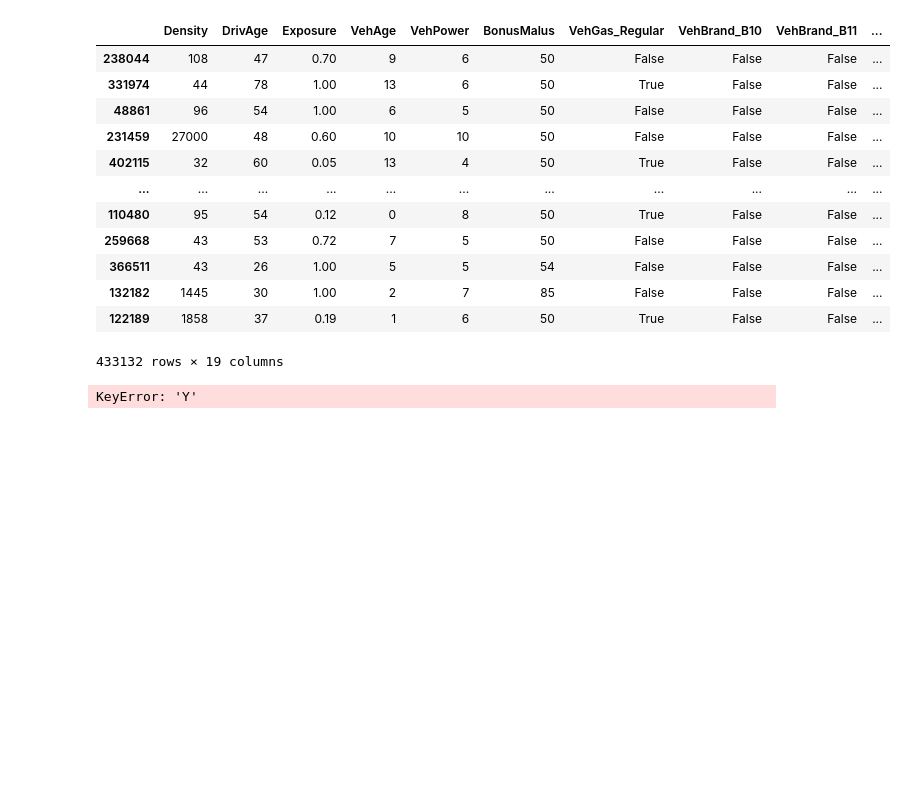
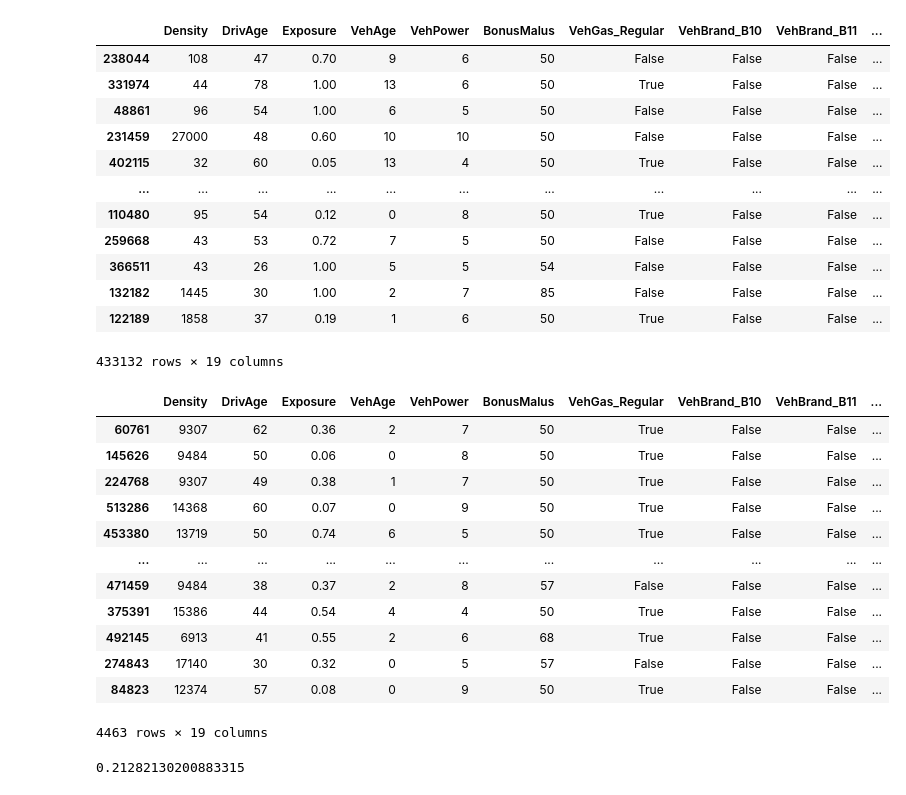
Before and after one commit to Simon-Simonsen/ML-project, a Jupyter notebook: Data Analysis/ClusterClassifying.ipynb, the cells around one changed output. Saved outputs shown, nothing was run; the diff lists cells and outputs as text; code cells hidden in the pictures; blank space fills up the shorter version.

```diff
--- a/Data Analysis/ClusterClassifying.ipynb
+++ b/Data Analysis/ClusterClassifying.ipynb
@@ -96,13 +89,32 @@ X_train
 | 122189 | 1858 | 37 | 0.19 | 1 | 6 | 50 | True | False | False | ... |
 433132 rows × 19 columns
 # %%
-import matplotlib.pyplot as plt
-label_0= X_train[X_train["Labels"] == 0]
-label_1= X_train[X_train["Labels"] == 1]
-label_2= X_train[X_train["Labels"] == 2]
-label_3= X_train[X_train["Labels"] == 3]
+labels = {}
+for i in range(clusters):
+    labels[f"label_{i}"] = X_train[X_train["Labels"] == i]
+
+# label_0= X_train[X_train["Labels"] == 0]
+# label_1= X_train[X_train["Labels"] == 1]
+# label_2= X_train[X_train["Labels"] == 2]
+# label_3= X_train[X_train["Labels"] == 3]
-# %%
-plt.hist(label_0["Y"])
-# %% [output]
-KeyError: 'Y'
+# %%
+labels["label_0"]
+# %% [output]
+|  | Density | DrivAge | Exposure | VehAge | VehPower | BonusMalus | VehGas_Regular | VehBrand_B10 | VehBrand_B11 | ... |
+| 60761 | 9307 | 62 | 0.36 | 2 | 7 | 50 | True | False | False | ... |
+| 145626 | 9484 | 50 | 0.06 | 0 | 8 | 50 | True | False | False | ... |
+| 224768 | 9307 | 49 | 0.38 | 1 | 7 | 50 | True | False | False | ... |
+| 513286 | 14368 | 60 | 0.07 | 0 | 9 | 50 | True | False | False | ... |
+| 453380 | 13719 | 50 | 0.74 | 6 | 5 | 50 | True | False | False | ... |
+| ... | ... | ... | ... | ... | ... | ... | ... | ... | ... | ... |
+| 471459 | 9484 | 38 | 0.37 | 2 | 8 | 57 | False | False | False | ... |
+| 375391 | 15386 | 44 | 0.54 | 4 | 4 | 50 | True | False | False | ... |
+| 492145 | 6913 | 41 | 0.55 | 2 | 6 | 68 | True | False | False | ... |
+| 274843 | 17140 | 30 | 0.32 | 0 | 5 | 57 | False | False | False | ... |
+| 84823 | 12374 | 57 | 0.08 | 0 | 9 | 50 | True | False | False | ... |
+4463 rows × 19 columns
+# %%
+silhouette_score(X_train_scaled, X_train["Labels"], sample_size=50000)
+# %% [output]
+0.21282130200883315
 # %%
```
Also changed, not shown: parts of 19 cells of this notebook, 5 other files.
